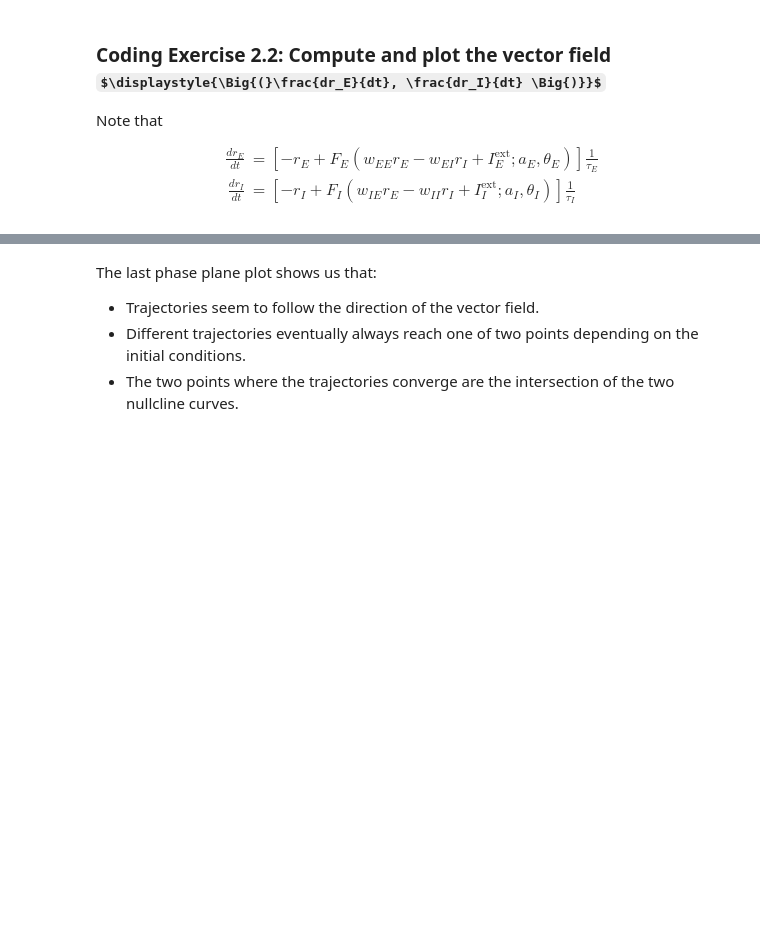
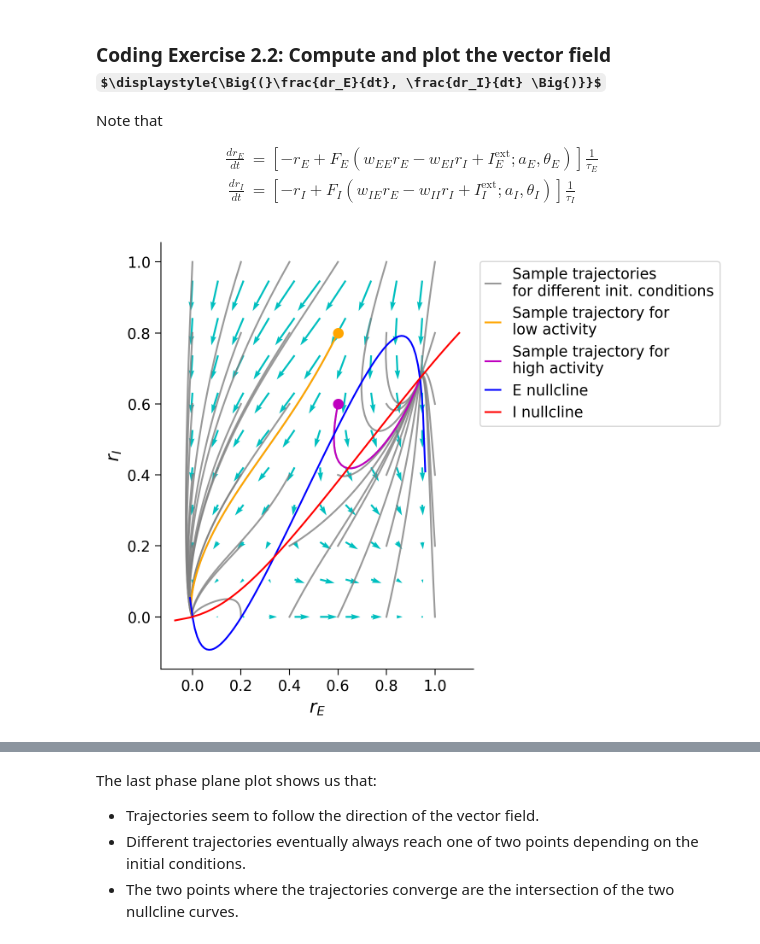
Before and after one commit to jtg374/MathToolExercise, a Jupyter notebook: NeuroMatchtutorials/W2D4_DynamicNetworks/student/W2D4_Tutorial2.ipynb, the cells around one changed output, grey strips where cells are left out. Saved outputs shown, nothing was run; the diff lists cells and outputs as text; code cells hidden in the pictures; some formulas as TeX source; blank space fills up the shorter version.

```diff
--- a/NeuroMatchtutorials/W2D4_DynamicNetworks/student/W2D4_Tutorial2.ipynb
+++ b/NeuroMatchtutorials/W2D4_DynamicNetworks/student/W2D4_Tutorial2.ipynb
@@ -847,25 +900,28 @@ Note that
 # %%
 def EIderivs(rE, rI,
              tau_E, a_E, theta_E, wEE, wEI, I_ext_E,
              tau_I, a_I, theta_I, wIE, wII, I_ext_I,
              **other_pars):
   """Time derivatives for E/I variables (dE/dt, dI/dt)."""
   ######################################################################
   # TODO for students: compute drEdt and drIdt and disable the error
-  raise NotImplementedError("Student exercise: compute the vector field")
+  # raise NotImplementedError("Student exercise: compute the vector field")
   ######################################################################
 
   # Compute the derivative of rE
-  drEdt = ...
+  drEdt = 1/tau_E * (-rE + F((wEE*rE - wEI*rI + I_ext_E),a_E,theta_E))
 
   # Compute the derivative of rI
-  drIdt = ...
+  drIdt = 1/tau_I * (-rI + F((wIE*rI - wII*rI + I_ext_I),a_I,theta_I))
+
 
   return drEdt, drIdt
 
 
 # Create vector field using EIderivs
 plot_complete_analysis(default_pars())
+# %% [output]
+[figure, added]
 # %% [markdown]
 [*Click for solution*](https://github.com/NeuromatchAcademy/course-content/tree/main/tutorials/W2D4_DynamicNetworks/solutions/W2D4_Tutorial2_Solution_92ba9d03.py)
 
```
Also changed, not shown: parts of 8 cells of this notebook.
